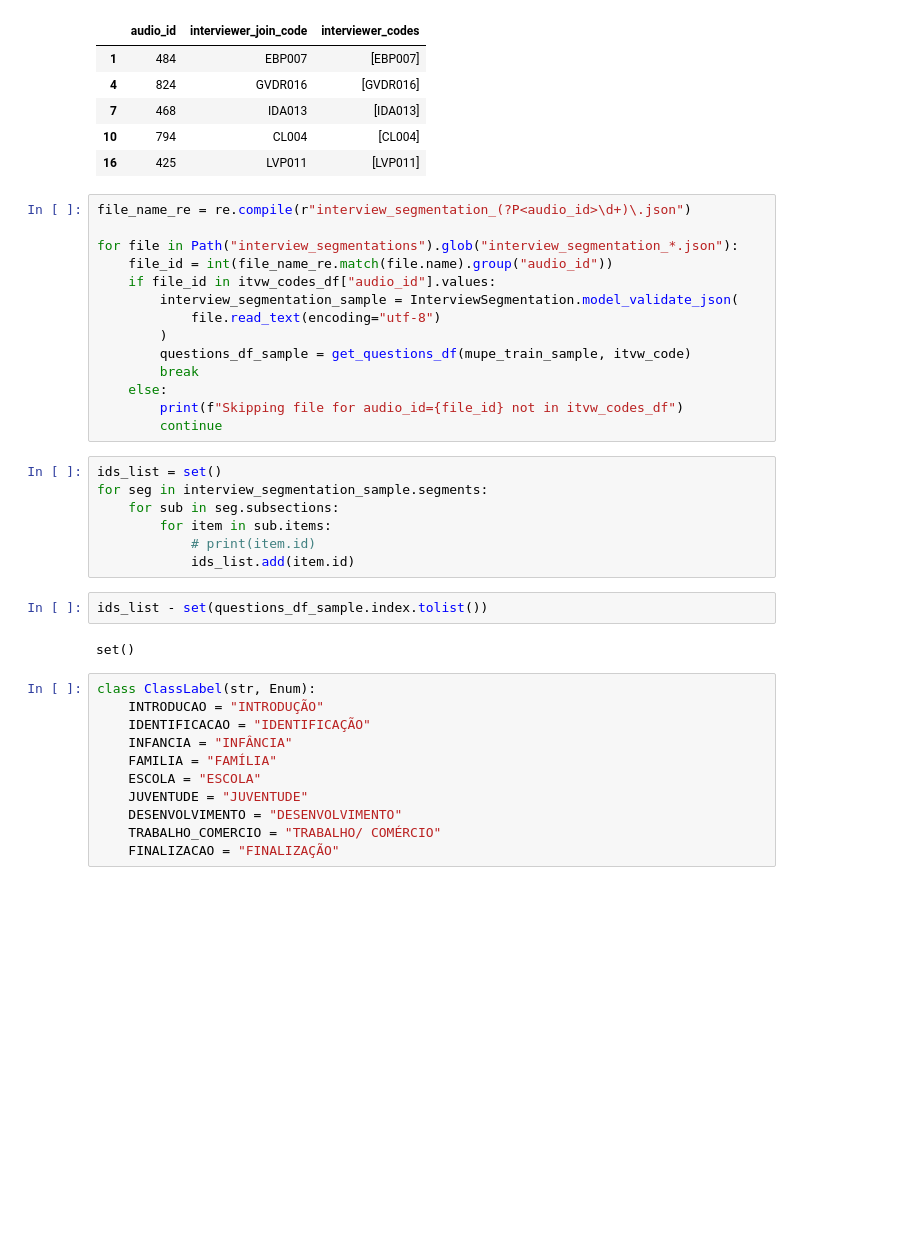
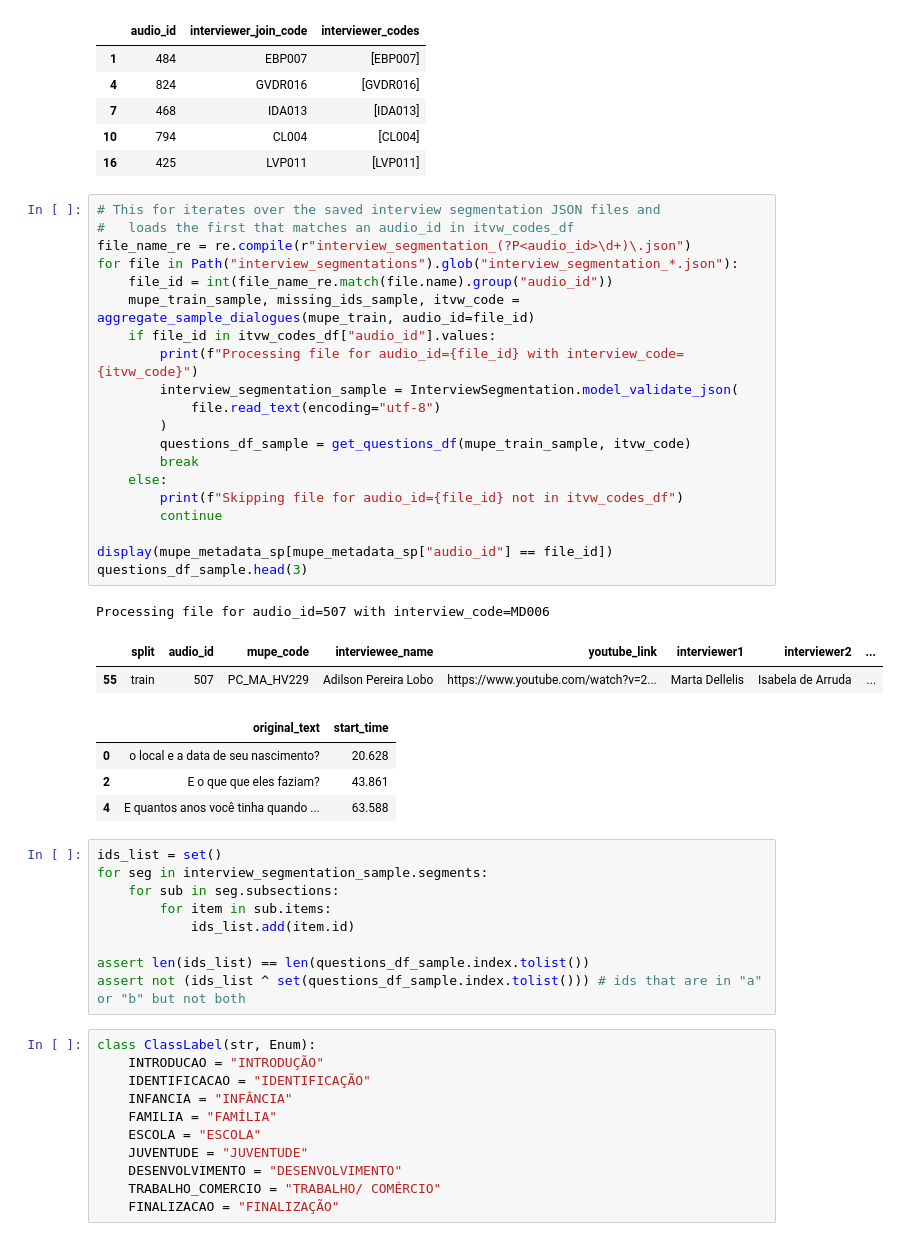
Before and after one commit to antonioMoreira/my-masters-degree, a Jupyter notebook: notebooks/mupe-dataset.ipynb, the cells around one changed output. Saved outputs shown, nothing was run; the diff lists cells and outputs as text; blank space fills up the shorter version.

```diff
--- a/notebooks/mupe-dataset.ipynb
+++ b/notebooks/mupe-dataset.ipynb
@@ -592,30 +578,42 @@ itvw_codes_df.head()
 | 10 | 794 | CL004 | [CL004] |
 | 16 | 425 | LVP011 | [LVP011] |
 # %%
+# This for iterates over the saved interview segmentation JSON files and
+#   loads the first that matches an audio_id in itvw_codes_df
 file_name_re = re.compile(r"interview_segmentation_(?P<audio_id>\d+)\.json")
-
 for file in Path("interview_segmentations").glob("interview_segmentation_*.json"):
     file_id = int(file_name_re.match(file.name).group("audio_id"))
+    mupe_train_sample, missing_ids_sample, itvw_code = aggregate_sample_dialogues(mupe_train, audio_id=file_id)
     if file_id in itvw_codes_df["audio_id"].values:
+        print(f"Processing file for audio_id={file_id} with interview_code={itvw_code}")
         interview_segmentation_sample = InterviewSegmentation.model_validate_json(
             file.read_text(encoding="utf-8")
         )
         questions_df_sample = get_questions_df(mupe_train_sample, itvw_code)
         break
     else:
         print(f"Skipping file for audio_id={file_id} not in itvw_codes_df")
         continue
+
+display(mupe_metadata_sp[mupe_metadata_sp["audio_id"] == file_id])
+questions_df_sample.head(3)
+# %% [output]
+Processing file for audio_id=507 with interview_code=MD006
+|  | split | audio_id | mupe_code | interviewee_name | youtube_link | interviewer1 | interviewer2 | ... |
+| 55 | train | 507 | PC_MA_HV229 | Adilson Pereira Lobo | https://www.youtube.com/watch?v=2... | Marta Dellelis | Isabela de Arruda | ... |
+|  | original_text | start_time |
+| 0 | o local e a data de seu nascimento? | 20.628 |
+| 2 | E o que que eles faziam? | 43.861 |
+| 4 | E quantos anos você tinha quando ... | 63.588 |
 # %%
 ids_list = set()
 for seg in interview_segmentation_sample.segments:
     for sub in seg.subsections:
         for item in sub.items:
-            # print(item.id)
             ids_list.add(item.id)
+
+assert len(ids_list) == len(questions_df_sample.index.tolist())
+assert not (ids_list ^ set(questions_df_sample.index.tolist())) # ids that are in "a" or "b" but not both
-# %%
-ids_list - set(questions_df_sample.index.tolist())
-# %% [output]
-set()
 # %%
 class ClassLabel(str, Enum):
     INTRODUCAO = "INTRODUÇÃO"
```
Also changed, not shown: parts of 13 cells of this notebook, 4 other files.
